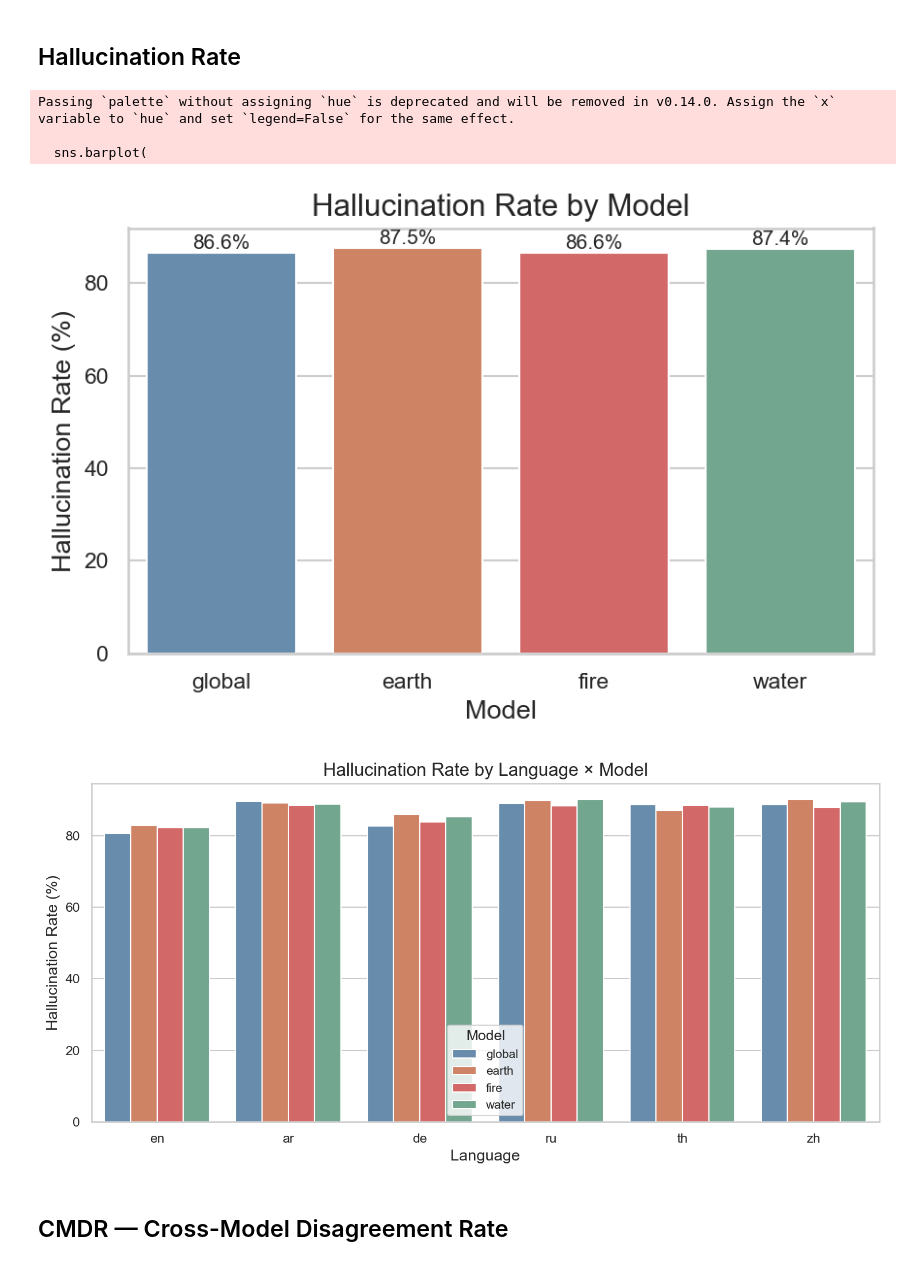
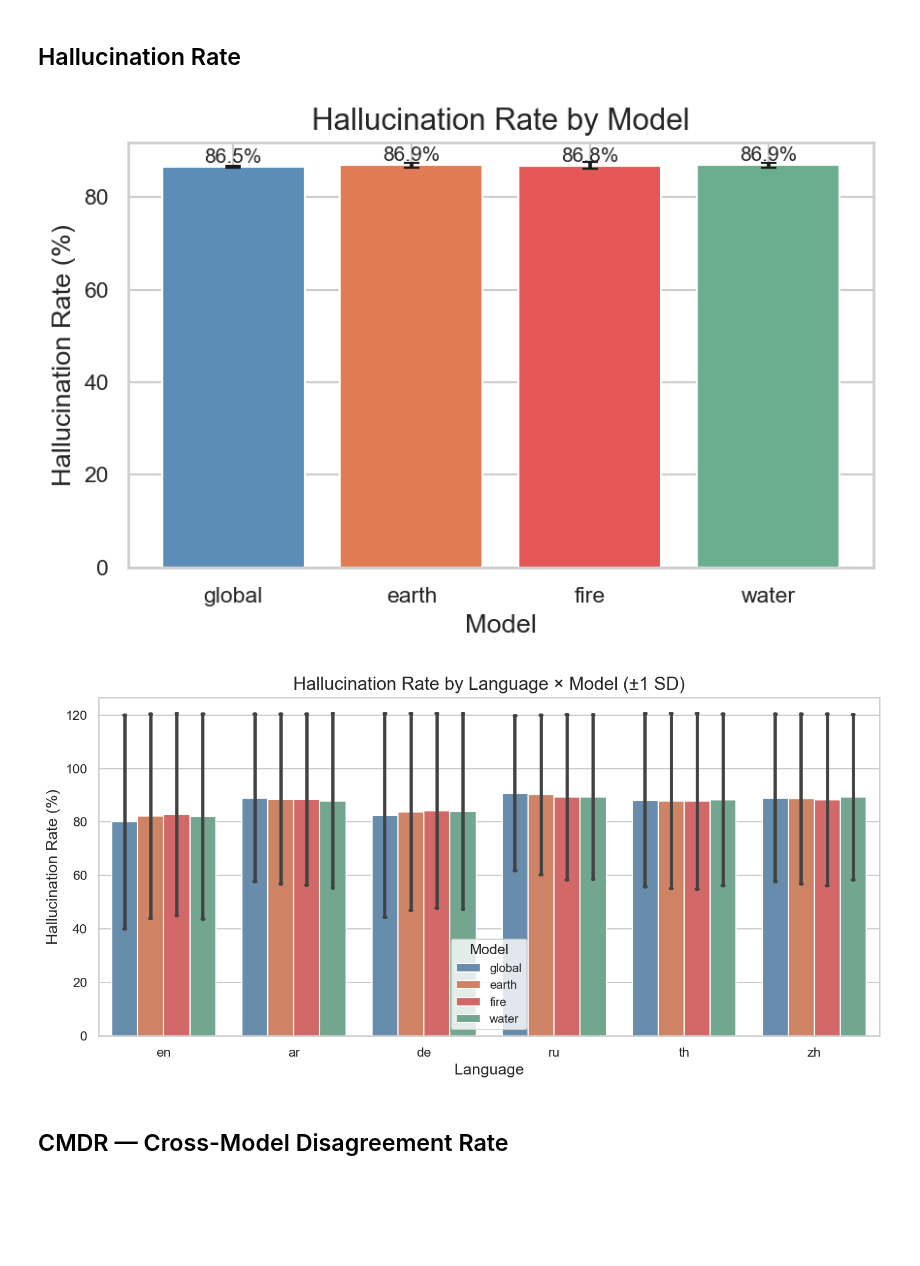
Before and after one commit to sinemmy/TinyAya_MapHallu, a Jupyter notebook: run_analysis/analysis.ipynb, the cells around one changed output. Cells and saved outputs as stored; diff of their text form; code cells hidden in the pictures; blank space fills up the shorter version.

```diff
--- a/run_analysis/analysis.ipynb
+++ b/run_analysis/analysis.ipynb
@@ -88,61 +72,52 @@ Name: count, dtype: int64
 # %% [markdown]
 ## Hallucination Rate
 # %%
-# Hallucination Rate by model (rep=0 to avoid inflation)
-hr_df = mkqa_base[mkqa_base["rep"] == 0].copy()
-hr_model = (
-    hr_df.groupby("model")["is_correct"]
+# Hallucination Rate by model (mean ± std across reps)
+hr_per_rep = (
+    mkqa_base.groupby(["model", "rep"])["is_correct"]
     .mean()
-    .reindex(MODEL_ORDER)
     .rename("accuracy")
     .reset_index()
 )
-hr_model["hallucination_rate"] = (1 - hr_model["accuracy"]) * 100
+hr_per_rep["hallucination_rate"] = (1 - hr_per_rep["accuracy"]) * 100
+hr_model = hr_per_rep.groupby("model")["hallucination_rate"].agg(["mean", "std"]).reindex(MODEL_ORDER).reset_index()
 
 fig, ax = plt.subplots(figsize=(6, 4))
-sns.barplot(
-    data=hr_model, x="model", y="hallucination_rate",
-    palette=MODEL_PALETTE, order=MODEL_ORDER, ax=ax,
-)
+bars = ax.bar(hr_model["model"], hr_model["mean"],
+              yerr=hr_model["std"], capsize=4,
+              color=[MODEL_PALETTE[m] for m in hr_model["model"]])
 ax.set_title("Hallucination Rate by Model")
 ax.set_ylabel("Hallucination Rate (%)")
 ax.set_xlabel("Model")
-for bar in ax.patches:
-    ax.annotate(f"{bar.get_height():.1f}%",
+for bar, val in zip(bars, hr_model["mean"]):
+    ax.annotate(f"{val:.1f}%",
                 (bar.get_x() + bar.get_width() / 2, bar.get_height()),
                 ha="center", va="bottom", fontsize=10)
 plt.tight_layout()
 fig.savefig(OUTPUT_DIR / "hr_by_model.png")
 plt.show()
 # %% [output]
-Passing `palette` without assigning `hue` is deprecated and will be removed in v0.14.0. Assign the `x` variable to `hue` and set `legend=False` for the same effect.
-
-  sns.barplot(
-[figure, old version]
+[figure, new version]
 # %%
-# Hallucination Rate by model × language
-hr_lang = (
-    hr_df.groupby(["language", "model"])["is_correct"]
-    .mean()
-    .rename("accuracy")
-    .reset_index()
-)
-hr_lang["hallucination_rate"] = (1 - hr_lang["accuracy"]) * 100
+# Hallucination Rate by model × language (mean across reps, seaborn handles CI)
+hr_lang_rep = mkqa_base.dropna(subset=["is_correct"]).copy()
+hr_lang_rep["hallucination_rate"] = (1 - hr_lang_rep["is_correct"].astype(float)) * 100
 
 fig, ax = plt.subplots(figsize=(10, 5))
 sns.barplot(
-    data=hr_lang, x="language", y="hallucination_rate", hue="model",
-    palette=MODEL_PALETTE, hue_order=MODEL_ORDER, order=LANG_ORDER, ax=ax,
+    data=hr_lang_rep, x="language", y="hallucination_rate", hue="model",
+    palette=MODEL_PALETTE, hue_order=MODEL_ORDER, order=LANG_ORDER,
+    errorbar="sd", capsize=0.05, ax=ax,
 )
-ax.set_title("Hallucination Rate by Language × Model")
+ax.set_title("Hallucination Rate by Language × Model (±1 SD)")
 ax.set_ylabel("Hallucination Rate (%)")
 ax.set_xlabel("Language")
 ax.legend(title="Model")
 plt.tight_layout()
 fig.savefig(OUTPUT_DIR / "hr_by_lang_model.png")
 plt.show()
 # %% [output]
-[figure, old version]
+[figure, new version]
 # %% [markdown]
 ## CMDR — Cross-Model Disagreement Rate
 # %%
```
Also changed, not shown: parts of 11 cells of this notebook, 16 other files.
